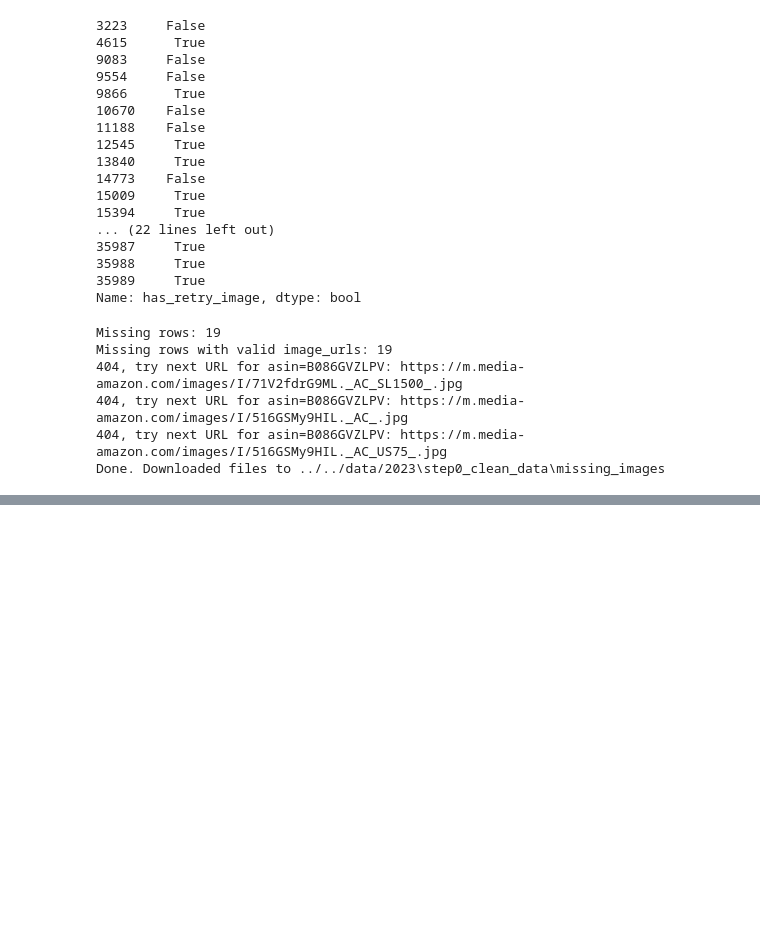
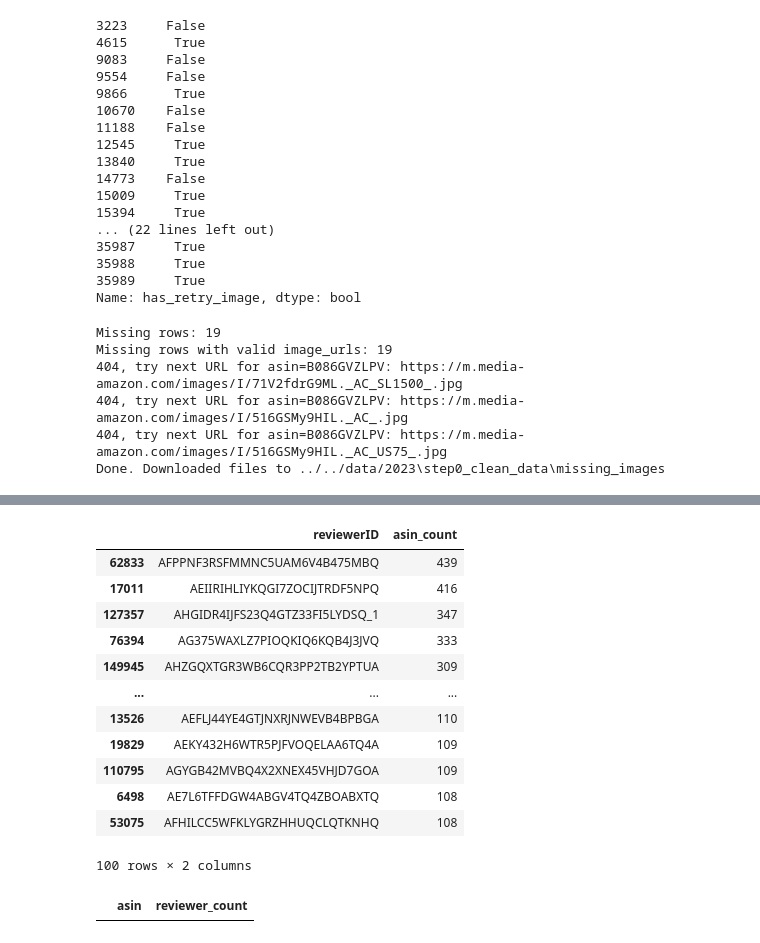
Before and after one commit to ThanhB18059162022/MMRec, a Jupyter notebook: preprocessing/step0_clean_data/tai_du_lieu_hinh/XuLyDuLieuMeta.ipynb, the cells around one changed output, grey strips where cells are left out. Cells and saved outputs as stored; diff of their text form; code cells hidden in the pictures; blank space fills up the shorter version.

```diff
--- a/preprocessing/step0_clean_data/tai_du_lieu_hinh/XuLyDuLieuMeta.ipynb
+++ b/preprocessing/step0_clean_data/tai_du_lieu_hinh/XuLyDuLieuMeta.ipynb
@@ -596,0 +631,2 @@ df_miss_image[df_miss_image["asin"] == "B086GVZLPV"]
+# %%
+df_inter = pd.read_parquet(os.path.join(PATH, "step1_rating_to_inter", "df_inter.parquet"))
@@ -596,0 +646,15 @@ df_miss_image[df_miss_image["asin"] == "B086GVZLPV"]
+# %%
+# Group by reviewerID and count asin, then vice versa.
+df_reviewer_asin_count = (
+    df_inter.groupby("reviewerID", as_index=False)
+    .agg(asin_count=("asin", "count"))
+)
+
+df_asin_reviewer_count = (
+    df_inter.groupby("asin", as_index=False)
+    .agg(reviewer_count=("reviewerID", "count"))
+)
+
+# Optional: inspect the first rows
+print(df_reviewer_asin_count.head())
+print(df_asin_reviewer_count.head())
@@ -596,0 +674,16 @@ df_miss_image[df_miss_image["asin"] == "B086GVZLPV"]
+# %%
+df_reviewer_asin_count.sort_values("asin_count", ascending=False).head(100)
+# %% [output]
+|  | reviewerID | asin_count |
+| 62833 | AFPPNF3RSFMMNC5UAM6V4B475MBQ | 439 |
+| 17011 | AEIIRIHLIYKQGI7ZOCIJTRDF5NPQ | 416 |
+| 127357 | AHGIDR4IJFS23Q4GTZ33FI5LYDSQ_1 | 347 |
+| 76394 | AG375WAXLZ7PIOQKIQ6KQB4J3JVQ | 333 |
+| 149945 | AHZGQXTGR3WB6CQR3PP2TB2YPTUA | 309 |
+| ... | ... | ... |
+| 13526 | AEFLJ44YE4GTJNXRJNWEVB4BPBGA | 110 |
+| 19829 | AEKY432H6WTR5PJFVOQELAA6TQ4A | 109 |
+| 110795 | AGYGB42MVBQ4X2XNEX45VHJD7GOA | 109 |
+| 6498 | AE7L6TFFDGW4ABGV4TQ4ZBOABXTQ | 108 |
+| 53075 | AFHILCC5WFKLYGRZHHUQCLQTKNHQ | 108 |
+100 rows × 2 columns
@@ -596,0 +692,4 @@ df_miss_image[df_miss_image["asin"] == "B086GVZLPV"]
+# %%
+df_top_asin_reviewer_count[df_top_asin_reviewer_count["asin"].isin(df_dont_have_image["asin"])]
+# %% [output]
+|  | asin | reviewer_count |
```
Also changed, not shown: parts of 11 cells of this notebook.
